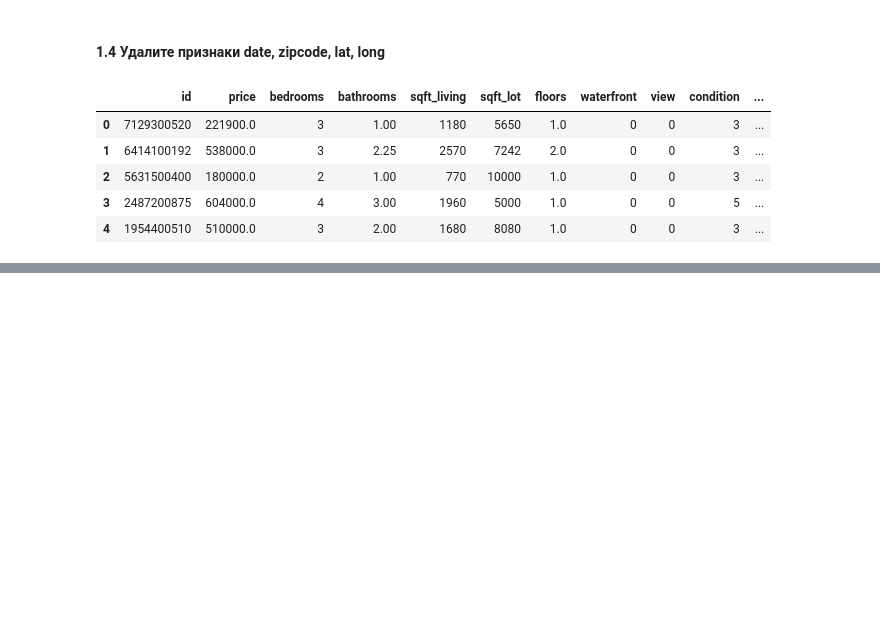
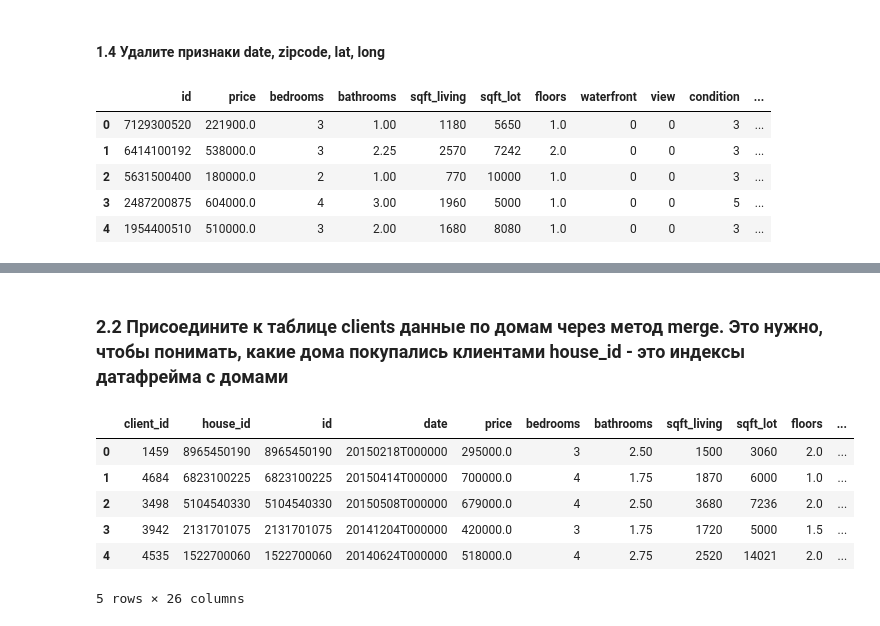
Before and after one commit to kudaevalyudmila1/Python-Analytics, a Jupyter notebook: HomeWork3.ipynb, the cells around one changed output, grey strips where cells are left out. Cells and saved outputs as stored; diff of their text form; code cells hidden in the pictures; blank space fills up the shorter version.

```diff
--- a/HomeWork3.ipynb
+++ b/HomeWork3.ipynb
@@ -68,0 +108,13 @@ df1.head()
+# %% [markdown]
+### 2.2 Присоедините к таблице clients данные по домам через метод merge. Это нужно, чтобы понимать, какие дома покупались клиентами house_id - это индексы датафрейма с домами
+# %%
+merged = clients.merge(df, left_on='house_id', right_on='id')
+merged.head()
+# %% [output]
+|  | client_id | house_id | id | date | price | bedrooms | bathrooms | sqft_living | sqft_lot | floors | ... |
+| 0 | 1459 | 8965450190 | 8965450190 | 20150218T000000 | 295000.0 | 3 | 2.50 | 1500 | 3060 | 2.0 | ... |
+| 1 | 4684 | 6823100225 | 6823100225 | 20150414T000000 | 700000.0 | 4 | 1.75 | 1870 | 6000 | 1.0 | ... |
+| 2 | 3498 | 5104540330 | 5104540330 | 20150508T000000 | 679000.0 | 4 | 2.50 | 3680 | 7236 | 2.0 | ... |
+| 3 | 3942 | 2131701075 | 2131701075 | 20141204T000000 | 420000.0 | 3 | 1.75 | 1720 | 5000 | 1.5 | ... |
+| 4 | 4535 | 1522700060 | 1522700060 | 20140624T000000 | 518000.0 | 4 | 2.75 | 2520 | 14021 | 2.0 | ... |
+5 rows × 26 columns
```
Also changed, not shown: parts of 5 cells of this notebook.
